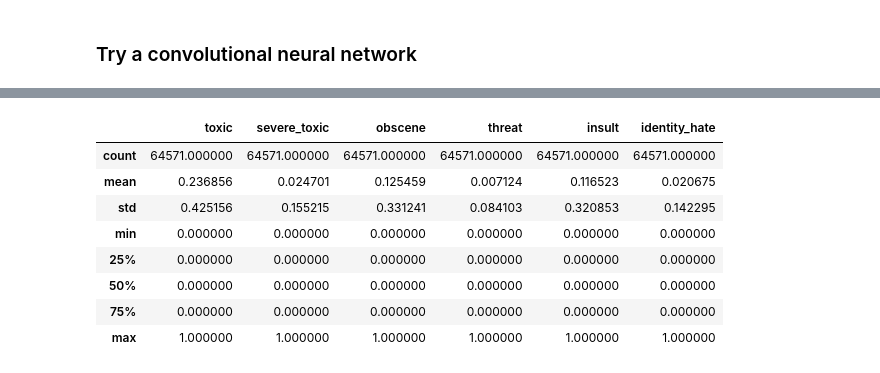
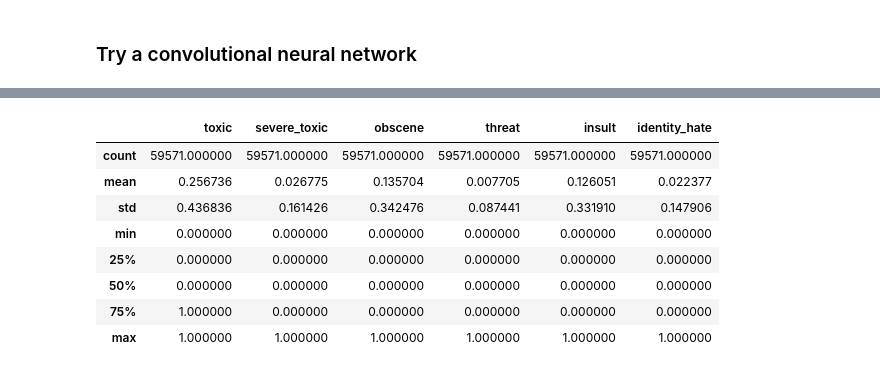
Before and after one commit to schumanzhang/toxic_comment_classification, a Jupyter notebook: notebooks/toxic_comment_deep_learning.ipynb, the cells around one changed output, grey strips where cells are left out. Drawn from its saved outputs; the diff is of its cells as text; code cells hidden in the pictures.

```diff
--- a/notebooks/toxic_comment_deep_learning.ipynb
+++ b/notebooks/toxic_comment_deep_learning.ipynb
@@ -460,7 +383,7 @@ def filter_df(filter_limit, raw_df):
 
     return dataframe.sample(frac=1).reset_index(drop=True)
 
-dataframe = filter_df(95000, raw_data)
+dataframe = filter_df(100000, raw_data)
 display(dataframe.head())
 display(dataframe.describe())
 
@@ -476,9 +399,9 @@ shrink_labels = np.array(list(dataframe['toxic']))
 |  | toxic | severe_toxic | obscene | threat | insult | identity_hate |
-| count | 64571.000000 | 64571.000000 | 64571.000000 | 64571.000000 | 64571.000000 | 64571.000000 |
-| mean | 0.236856 | 0.024701 | 0.125459 | 0.007124 | 0.116523 | 0.020675 |
-| std | 0.425156 | 0.155215 | 0.331241 | 0.084103 | 0.320853 | 0.142295 |
+| count | 59571.000000 | 59571.000000 | 59571.000000 | 59571.000000 | 59571.000000 | 59571.000000 |
+| mean | 0.256736 | 0.026775 | 0.135704 | 0.007705 | 0.126051 | 0.022377 |
+| std | 0.436836 | 0.161426 | 0.342476 | 0.087441 | 0.331910 | 0.147906 |
 | min | 0.000000 | 0.000000 | 0.000000 | 0.000000 | 0.000000 | 0.000000 |
 | 25% | 0.000000 | 0.000000 | 0.000000 | 0.000000 | 0.000000 | 0.000000 |
 | 50% | 0.000000 | 0.000000 | 0.000000 | 0.000000 | 0.000000 | 0.000000 |
-| 75% | 0.000000 | 0.000000 | 0.000000 | 0.000000 | 0.000000 | 0.000000 |
+| 75% | 1.000000 | 0.000000 | 0.000000 | 0.000000 | 0.000000 | 0.000000 |
 | max | 1.000000 | 1.000000 | 1.000000 | 1.000000 | 1.000000 | 1.000000 |
```
Also changed, not shown: parts of 40 cells of this notebook, 6 other files.
